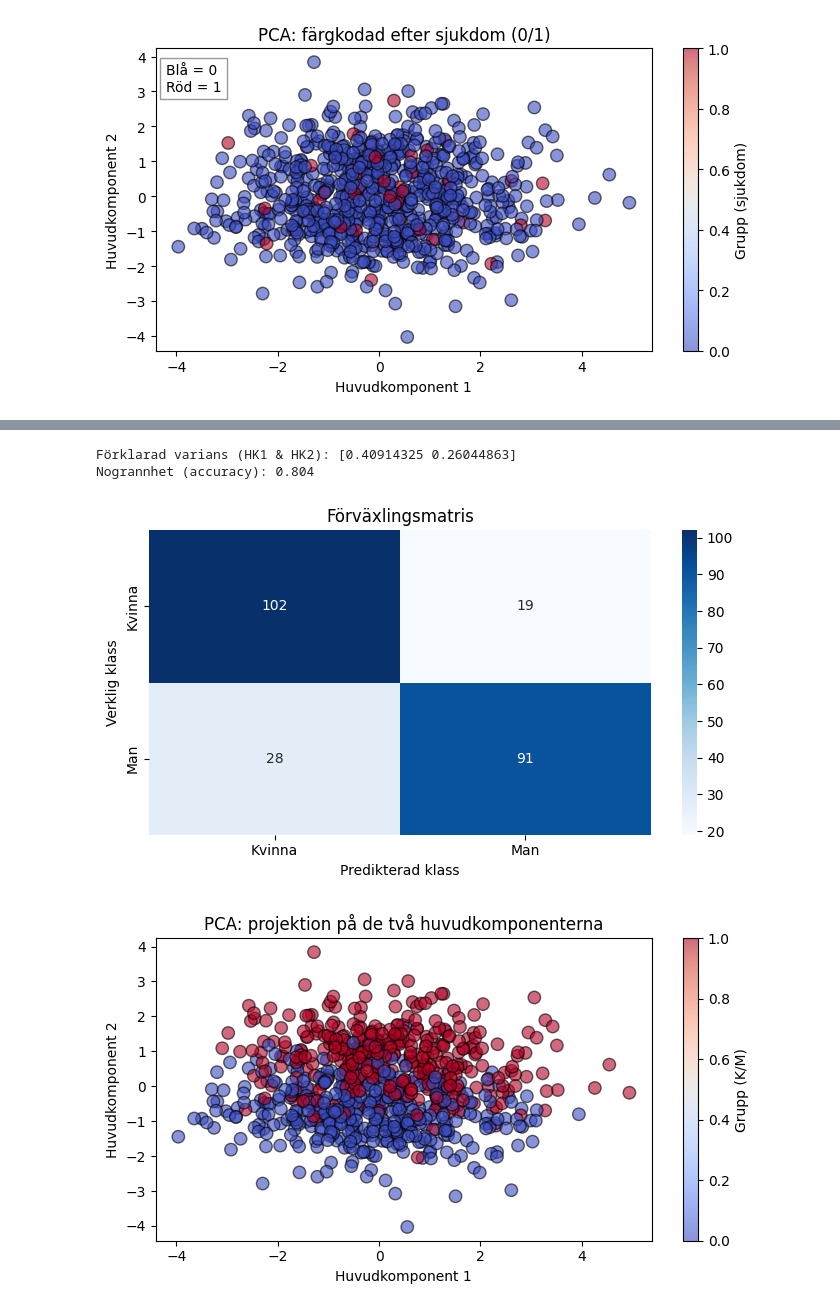
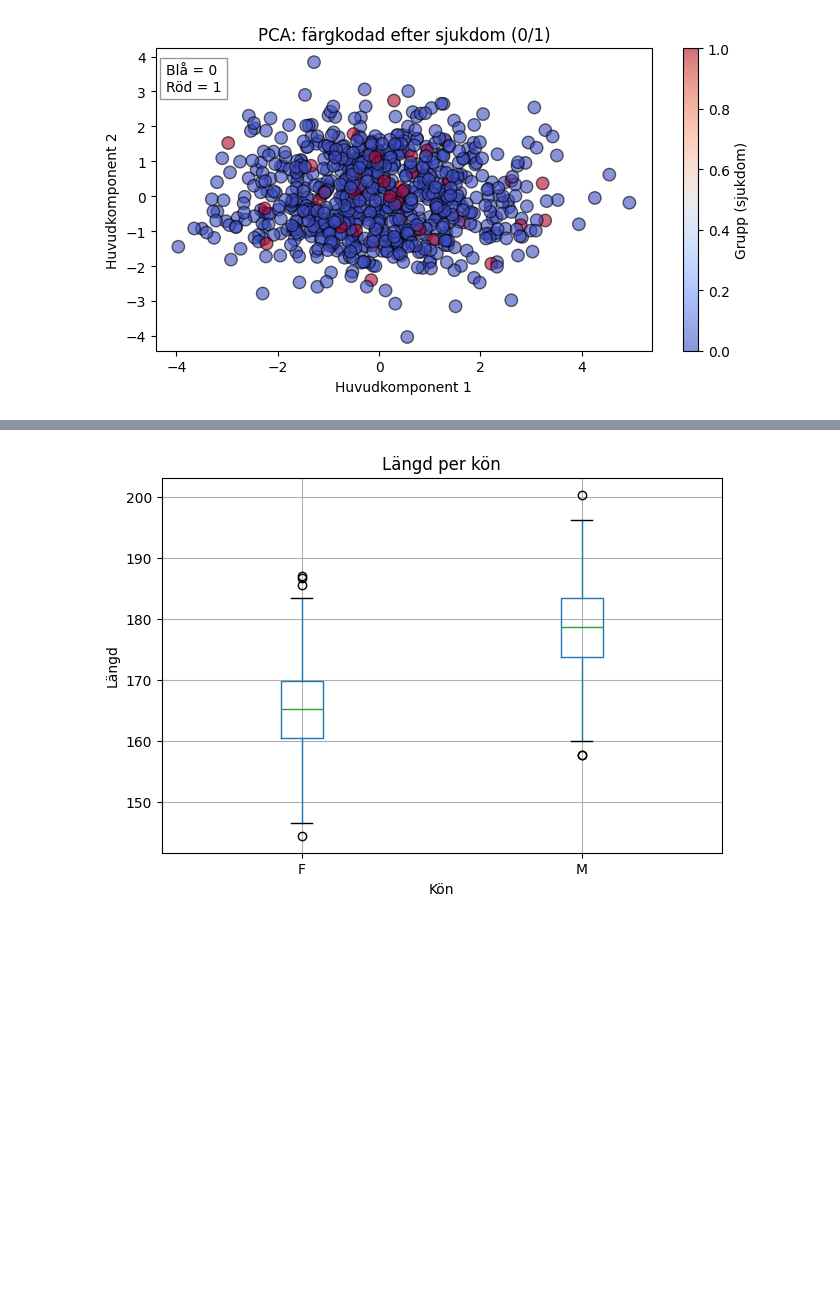
Before and after one commit to MalinMo/Halsostudie, a Jupyter notebook: report.ipynb, the cells around one changed output, grey strips where cells are left out. Drawn from its saved outputs; the diff is of its cells as text; code cells hidden in the pictures; blank space fills up the shorter version.

```diff
--- a/report.ipynb
+++ b/report.ipynb
@@ -564,18 +566,7 @@ För rökning och sjukdom finns däremot ingen tydlig separation. Detta tyder p
 **Källa**
 https://www.geeksforgeeks.org/data-analysis/principal-component-analysis-pca/
 # %%
-cm, acc, pca_model, logreg_model, X_pca, y = M.pc_analysis_ML(df_clean)
-
-print("Förklarad varians (HK1 & HK2):", pca_model.explained_variance_ratio_)
-print(f"Nogrannhet (accuracy): {acc:.3f}")
-
-V.plot_confusion_matrix(cm)
+fig, ax = V.plot_height_by_sex_box(df_clean)
 plt.show()
-
-V.plot_pca_scatter(X_pca, y)
-plt.show()
 # %% [output]
-Förklarad varians (HK1 & HK2): [0.40914325 0.26044863]
-Nogrannhet (accuracy): 0.804
-[figure, old version]
+[figure, new version]
-[figure, removed]
```
Also changed, not shown: parts of 3 cells of this notebook, 4 other files.
